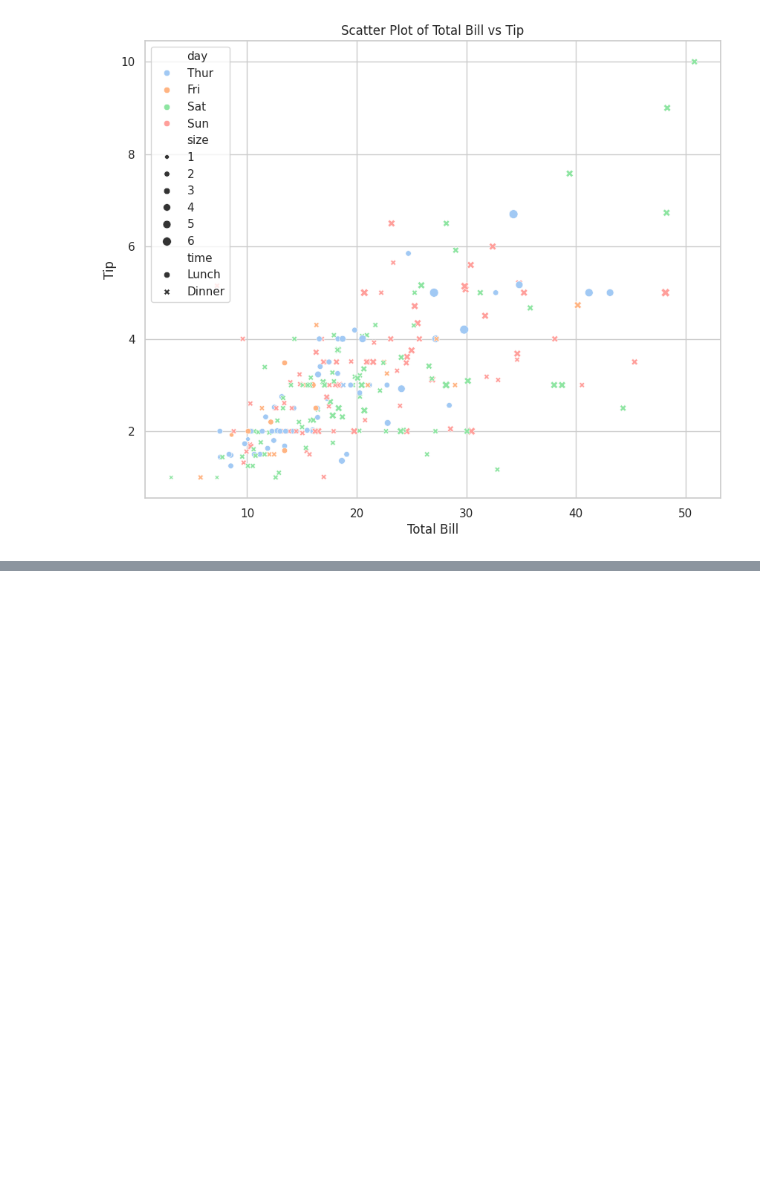
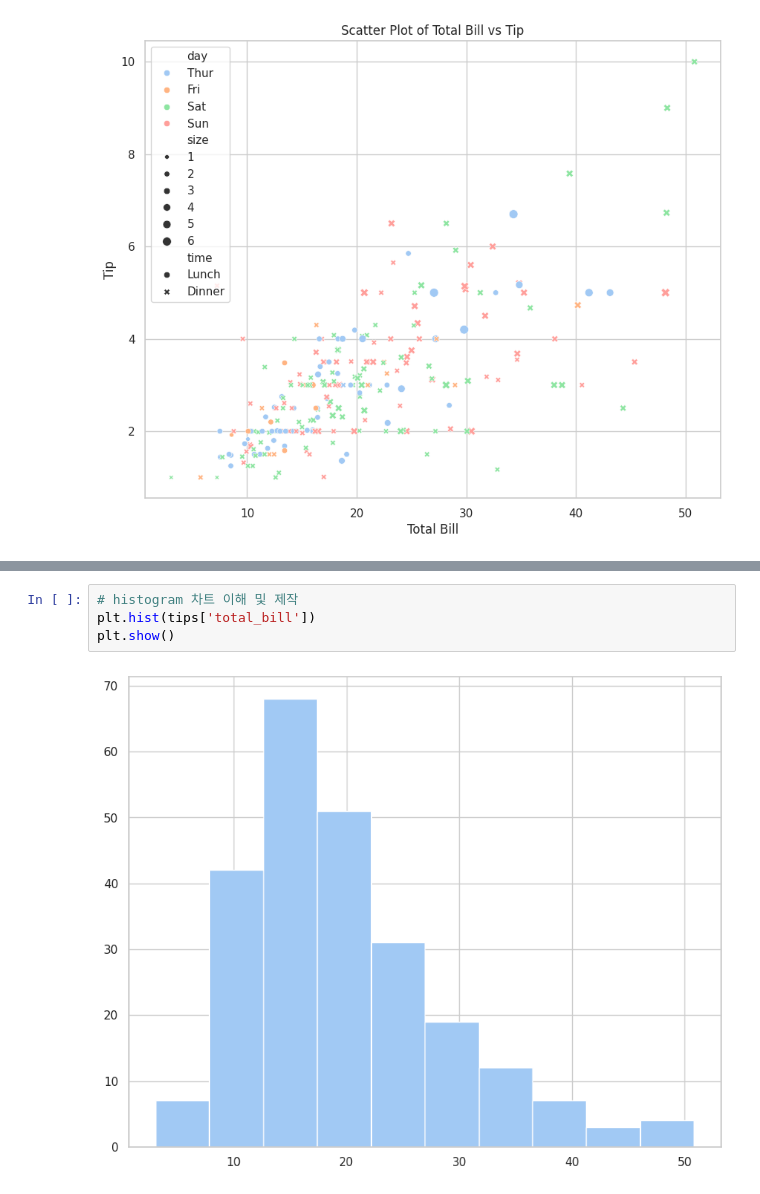
Before and after one commit to hajonghyun/inflearn_ML_from_the_foundation, a Jupyter notebook: 3_Visualization_matplotlib_seaborn.ipynb, the cells around one changed output, grey strips where cells are left out. Drawn from its saved outputs; the diff is of its cells as text; blank space fills up the shorter version.

```diff
--- a/3_Visualization_matplotlib_seaborn.ipynb
+++ b/3_Visualization_matplotlib_seaborn.ipynb
@@ -641,0 +746,6 @@ plt.show()
+# %%
+# histogram 차트 이해 및 제작
+plt.hist(tips['total_bill'])
+plt.show()
+# %% [output]
+[figure, added]
```
Also changed, not shown: parts of 30 cells of this notebook.
